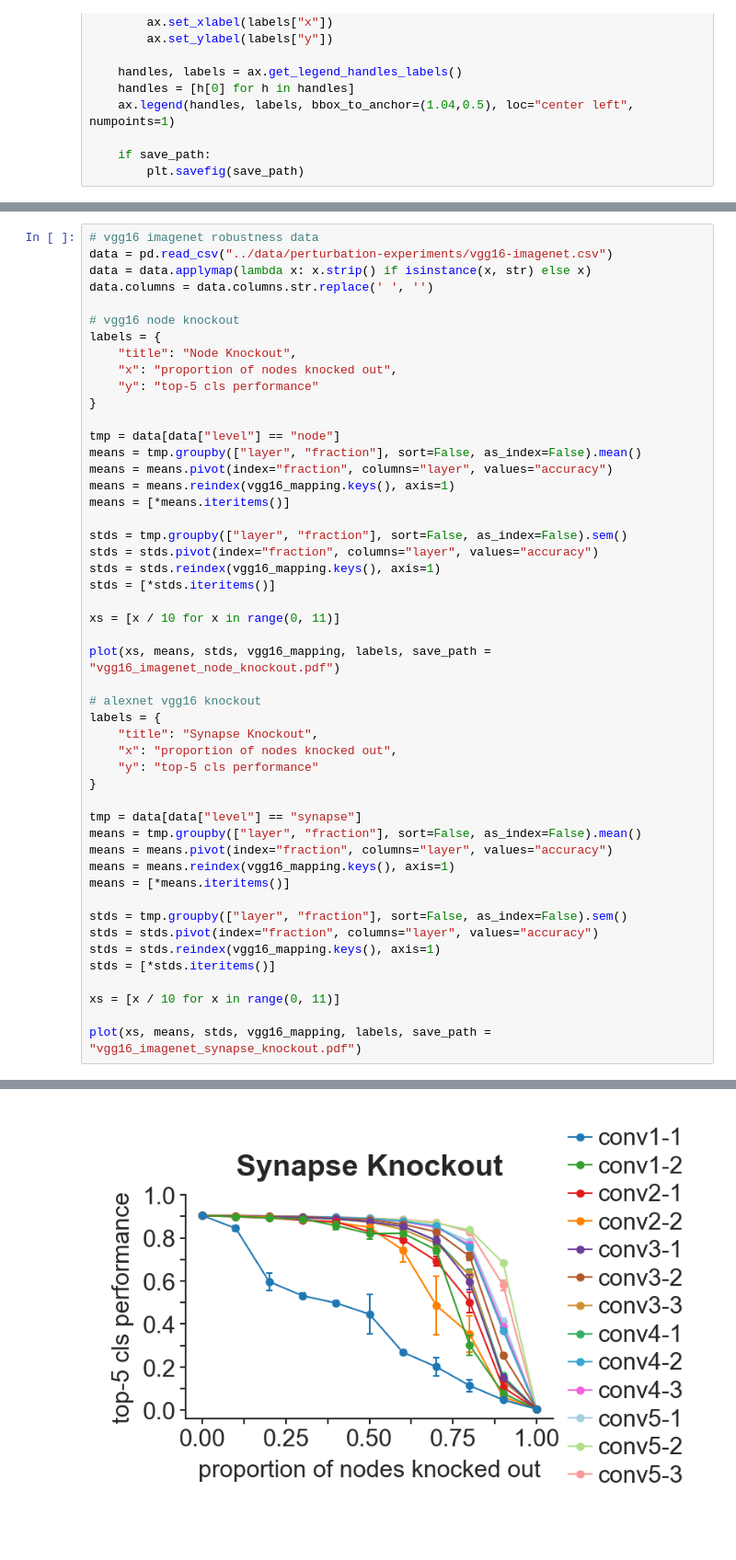
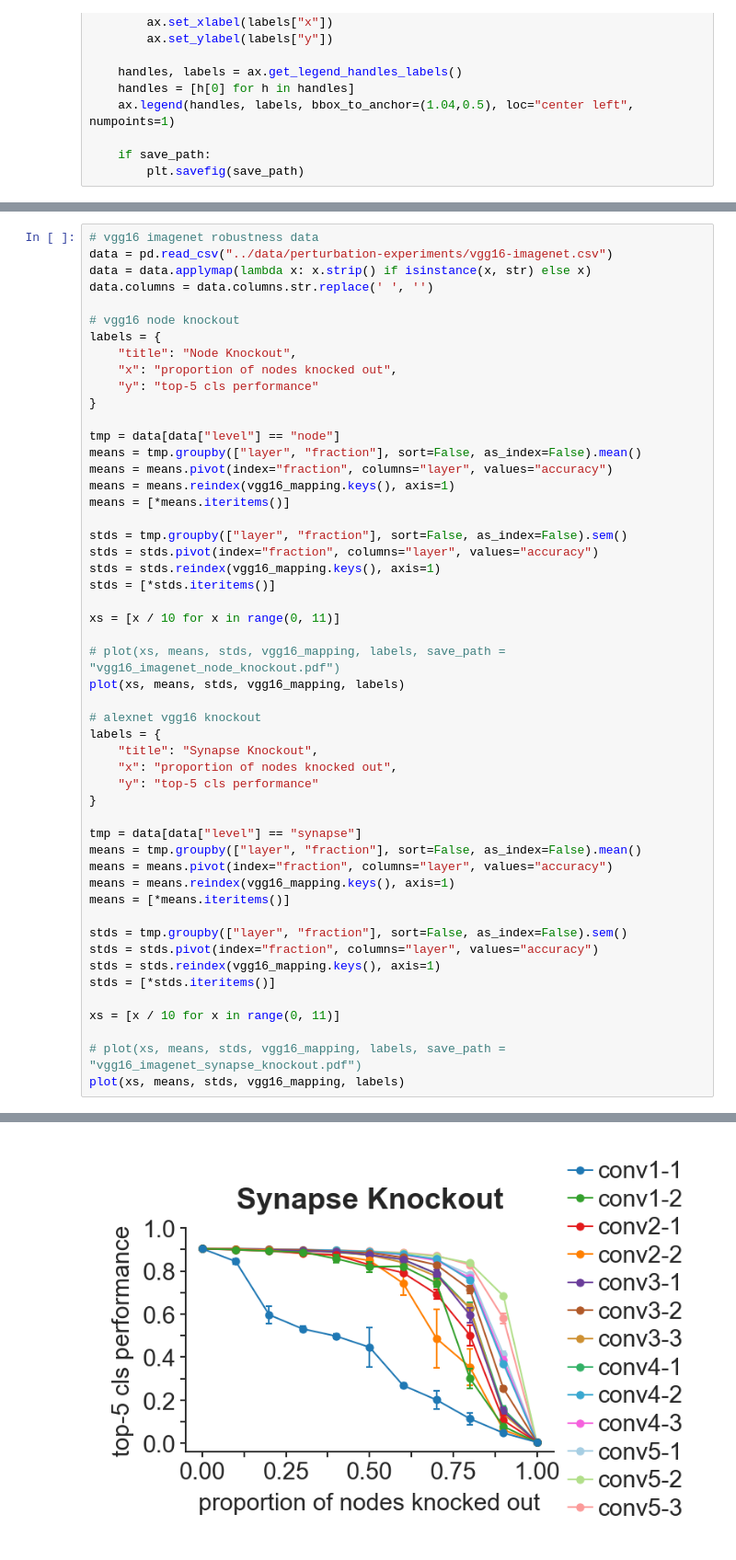
Before and after one commit to kamodulin/cnn_analysis, a Jupyter notebook: src/notebooks/plotting.ipynb, the cells around one changed output, grey strips where cells are left out. Shown at 92% size. Drawn from its saved outputs; the diff is of its cells as text; blank space fills up the shorter version.

```diff
--- a/src/notebooks/plotting.ipynb
+++ b/src/notebooks/plotting.ipynb
@@ -131,35 +133,37 @@ means = [*means.iteritems()]
 stds = tmp.groupby(["layer", "fraction"], sort=False, as_index=False).sem()
 stds = stds.pivot(index="fraction", columns="layer", values="accuracy")
 stds = stds.reindex(vgg16_mapping.keys(), axis=1)
 stds = [*stds.iteritems()]
 
 xs = [x / 10 for x in range(0, 11)]
 
-plot(xs, means, stds, vgg16_mapping, labels, save_path = "vgg16_imagenet_node_knockout.pdf")
+# plot(xs, means, stds, vgg16_mapping, labels, save_path = "vgg16_imagenet_node_knockout.pdf")
+plot(xs, means, stds, vgg16_mapping, labels)
 
 # alexnet vgg16 knockout
 labels = {
     "title": "Synapse Knockout",
     "x": "proportion of nodes knocked out",
     "y": "top-5 cls performance"
 }
 
 tmp = data[data["level"] == "synapse"]
 means = tmp.groupby(["layer", "fraction"], sort=False, as_index=False).mean()
 means = means.pivot(index="fraction", columns="layer", values="accuracy")
 means = means.reindex(vgg16_mapping.keys(), axis=1)
 means = [*means.iteritems()]
 
 stds = tmp.groupby(["layer", "fraction"], sort=False, as_index=False).sem()
 stds = stds.pivot(index="fraction", columns="layer", values="accuracy")
 stds = stds.reindex(vgg16_mapping.keys(), axis=1)
 stds = [*stds.iteritems()]
 
 xs = [x / 10 for x in range(0, 11)]
 
-plot(xs, means, stds, vgg16_mapping, labels, save_path = "vgg16_imagenet_synapse_knockout.pdf")
+# plot(xs, means, stds, vgg16_mapping, labels, save_path = "vgg16_imagenet_synapse_knockout.pdf")
+plot(xs, means, stds, vgg16_mapping, labels)
 # %% [output]
 [figure]
-[figure, old version]
+[figure, new version]
 # %%
 # alexnet cifar100 robustness data
```
Also changed, not shown: parts of 3 cells of this notebook, 2 other files.
